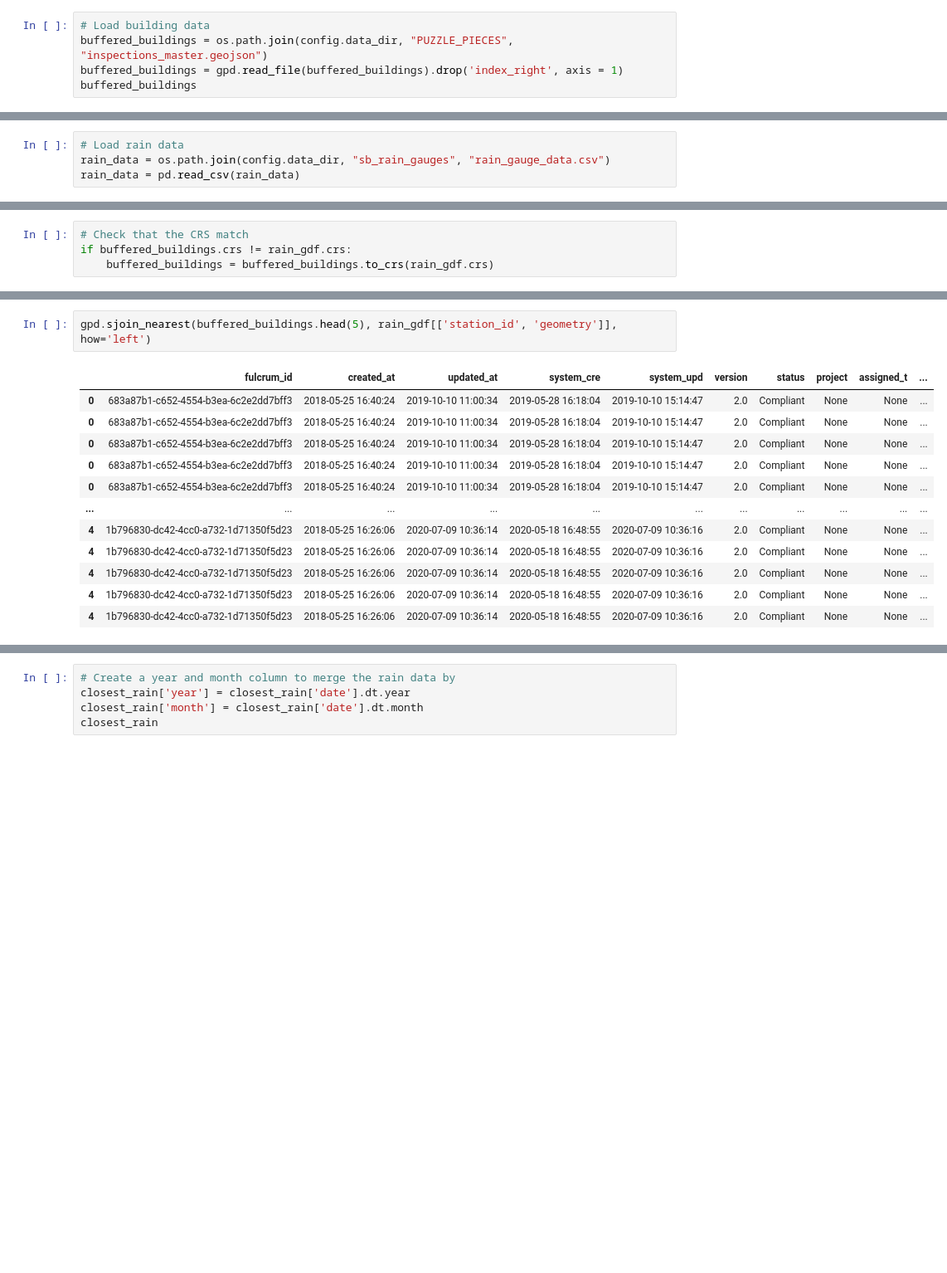
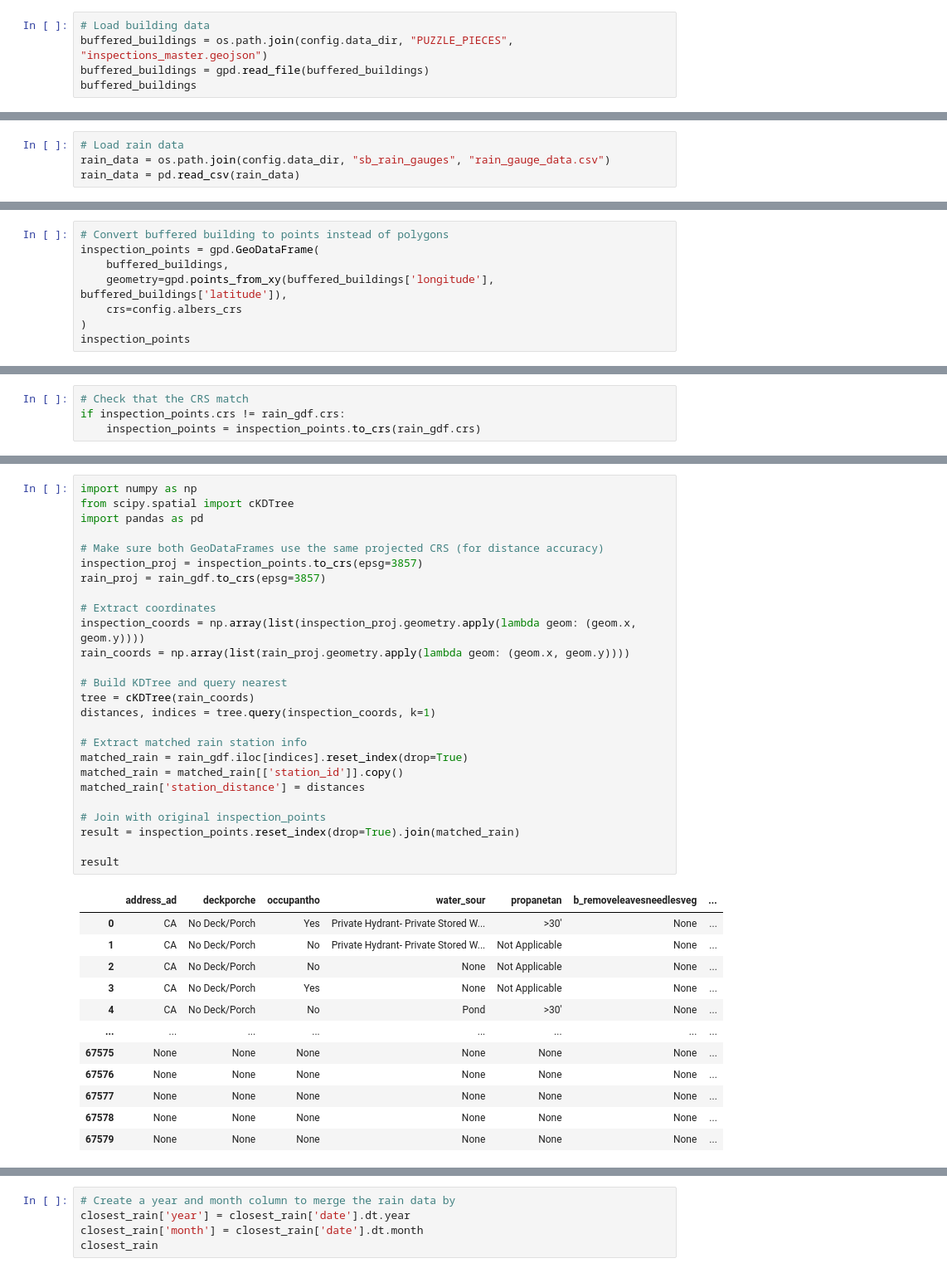
Before and after one commit to wildfire-prep/data-preparation, a Jupyter notebook: code/03_rainfall/join_rainfall.ipynb, the cells around one changed output, grey strips where cells are left out. Shown at 83% size. Drawn from its saved outputs; the diff is of its cells as text; blank space fills up the shorter version.

Commit message:
Join rainfall

```diff
--- a/code/03_rainfall/join_rainfall.ipynb
+++ b/code/03_rainfall/join_rainfall.ipynb
@@ -18,6 +18,6 @@ import config
 # %%
 # Load building data
 buffered_buildings = os.path.join(config.data_dir, "PUZZLE_PIECES", "inspections_master.geojson")
-buffered_buildings = gpd.read_file(buffered_buildings).drop('index_right', axis = 1)
+buffered_buildings = gpd.read_file(buffered_buildings)
 buffered_buildings
 # %% [output]
@@ -62 +79,9 @@ rain_gdf
 4609 rows × 8 columns
+# %%
+# Convert buffered building to points instead of polygons
+inspection_points = gpd.GeoDataFrame(
+    buffered_buildings,
+    geometry=gpd.points_from_xy(buffered_buildings['longitude'], buffered_buildings['latitude']),
+    crs=config.albers_crs
+)
+inspection_points
@@ -63,7 +102,7 @@ rain_gdf
 # %%
 # Check that the CRS match
-if buffered_buildings.crs != rain_gdf.crs:
-    buffered_buildings = buffered_buildings.to_crs(rain_gdf.crs)
+if inspection_points.crs != rain_gdf.crs:
+    inspection_points = inspection_points.to_crs(rain_gdf.crs)
 # %%
 # Try using thesian polygons to determine what rain gauges are nearest to each buffered building
 closest_rain = gpd.sjoin_nearest(
@@ -89,15 +128,39 @@ closest_rain
 # %%
-gpd.sjoin_nearest(buffered_buildings.head(5), rain_gdf[['station_id', 'geometry']], how='left')
+import numpy as np
+from scipy.spatial import cKDTree
+import pandas as pd
+
+# Make sure both GeoDataFrames use the same projected CRS (for distance accuracy)
+inspection_proj = inspection_points.to_crs(epsg=3857)
+rain_proj = rain_gdf.to_crs(epsg=3857)
+
+# Extract coordinates
+inspection_coords = np.array(list(inspection_proj.geometry.apply(lambda geom: (geom.x, geom.y))))
+rain_coords = np.array(list(rain_proj.geometry.apply(lambda geom: (geom.x, geom.y))))
+
+# Build KDTree and query nearest
+tree = cKDTree(rain_coords)
+distances, indices = tree.query(inspection_coords, k=1)
+
+# Extract matched rain station info
+matched_rain = rain_gdf.iloc[indices].reset_index(drop=True)
+matched_rain = matched_rain[['station_id']].copy()
+matched_rain['station_distance'] = distances
+
+# Join with original inspection_points
+result = inspection_points.reset_index(drop=True).join(matched_rain)
+
+result
 # %% [output]
-|  | fulcrum_id | created_at | updated_at | system_cre | system_upd | version | status | project | assigned_t | ... |
-| 0 | 683a87b1-c652-4554-b3ea-6c2e2dd7bff3 | 2018-05-25 16:40:24 | 2019-10-10 11:00:34 | 2019-05-28 16:18:04 | 2019-10-10 15:14:47 | 2.0 | Compliant | None | None | ... |
-| 0 | 683a87b1-c652-4554-b3ea-6c2e2dd7bff3 | 2018-05-25 16:40:24 | 2019-10-10 11:00:34 | 2019-05-28 16:18:04 | 2019-10-10 15:14:47 | 2.0 | Compliant | None | None | ... |
-| 0 | 683a87b1-c652-4554-b3ea-6c2e2dd7bff3 | 2018-05-25 16:40:24 | 2019-10-10 11:00:34 | 2019-05-28 16:18:04 | 2019-10-10 15:14:47 | 2.0 | Compliant | None | None | ... |
-| 0 | 683a87b1-c652-4554-b3ea-6c2e2dd7bff3 | 2018-05-25 16:40:24 | 2019-10-10 11:00:34 | 2019-05-28 16:18:04 | 2019-10-10 15:14:47 | 2.0 | Compliant | None | None | ... |
-| 0 | 683a87b1-c652-4554-b3ea-6c2e2dd7bff3 | 2018-05-25 16:40:24 | 2019-10-10 11:00:34 | 2019-05-28 16:18:04 | 2019-10-10 15:14:47 | 2.0 | Compliant | None | None | ... |
-| ... | ... | ... | ... | ... | ... | ... | ... | ... | ... | ... |
-| 4 | 1b796830-dc42-4cc0-a732-1d71350f5d23 | 2018-05-25 16:26:06 | 2020-07-09 10:36:14 | 2020-05-18 16:48:55 | 2020-07-09 10:36:16 | 2.0 | Compliant | None | None | ... |
-| 4 | 1b796830-dc42-4cc0-a732-1d71350f5d23 | 2018-05-25 16:26:06 | 2020-07-09 10:36:14 | 2020-05-18 16:48:55 | 2020-07-09 10:36:16 | 2.0 | Compliant | None | None | ... |
-| 4 | 1b796830-dc42-4cc0-a732-1d71350f5d23 | 2018-05-25 16:26:06 | 2020-07-09 10:36:14 | 2020-05-18 16:48:55 | 2020-07-09 10:36:16 | 2.0 | Compliant | None | None | ... |
-| 4 | 1b796830-dc42-4cc0-a732-1d71350f5d23 | 2018-05-25 16:26:06 | 2020-07-09 10:36:14 | 2020-05-18 16:48:55 | 2020-07-09 10:36:16 | 2.0 | Compliant | None | None | ... |
-| 4 | 1b796830-dc42-4cc0-a732-1d71350f5d23 | 2018-05-25 16:26:06 | 2020-07-09 10:36:14 | 2020-05-18 16:48:55 | 2020-07-09 10:36:16 | 2.0 | Compliant | None | None | ... |
+|  | address_ad | deckporche | occupantho | water_sour | propanetan | b_removeleavesneedlesveg | ... |
+| 0 | CA | No Deck/Porch | Yes | Private Hydrant- Private Stored W... | >30' | None | ... |
+| 1 | CA | No Deck/Porch | No | Private Hydrant- Private Stored W... | Not Applicable | None | ... |
+| 2 | CA | No Deck/Porch | No | None | Not Applicable | None | ... |
+| 3 | CA | No Deck/Porch | Yes | None | Not Applicable | None | ... |
+| 4 | CA | No Deck/Porch | No | Pond | >30' | None | ... |
+| ... | ... | ... | ... | ... | ... | ... | ... |
+| 67575 | None | None | None | None | None | None | ... |
+| 67576 | None | None | None | None | None | None | ... |
+| 67577 | None | None | None | None | None | None | ... |
+| 67578 | None | None | None | None | None | None | ... |
+| 67579 | None | None | None | None | None | None | ... |
```
Also changed, not shown: parts of 6 cells of this notebook, 1 other file.
